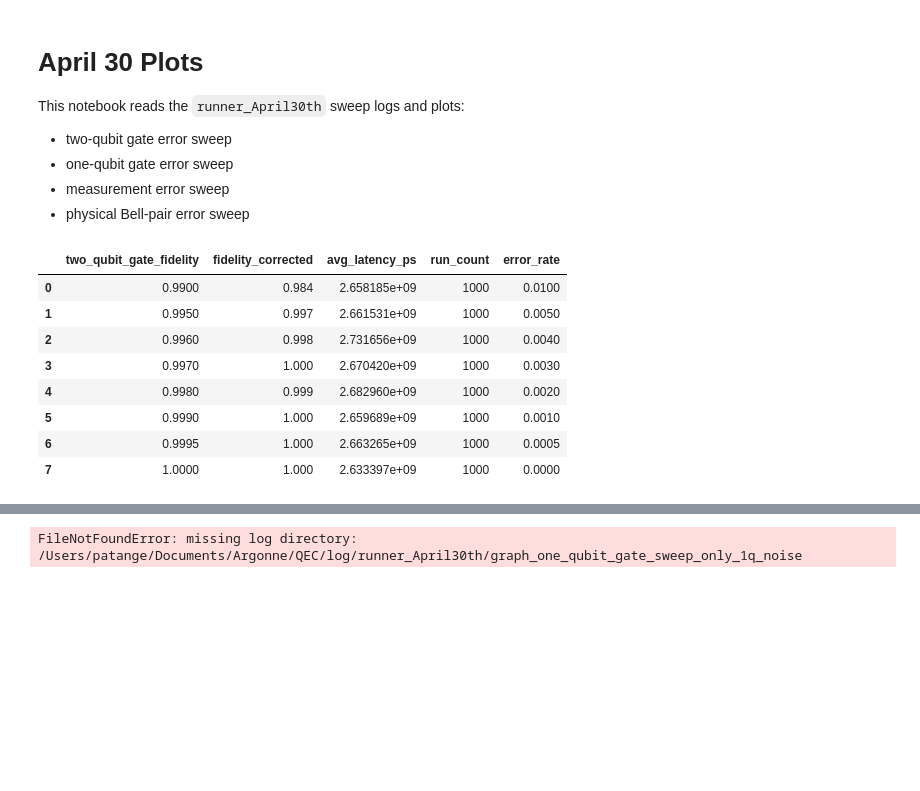
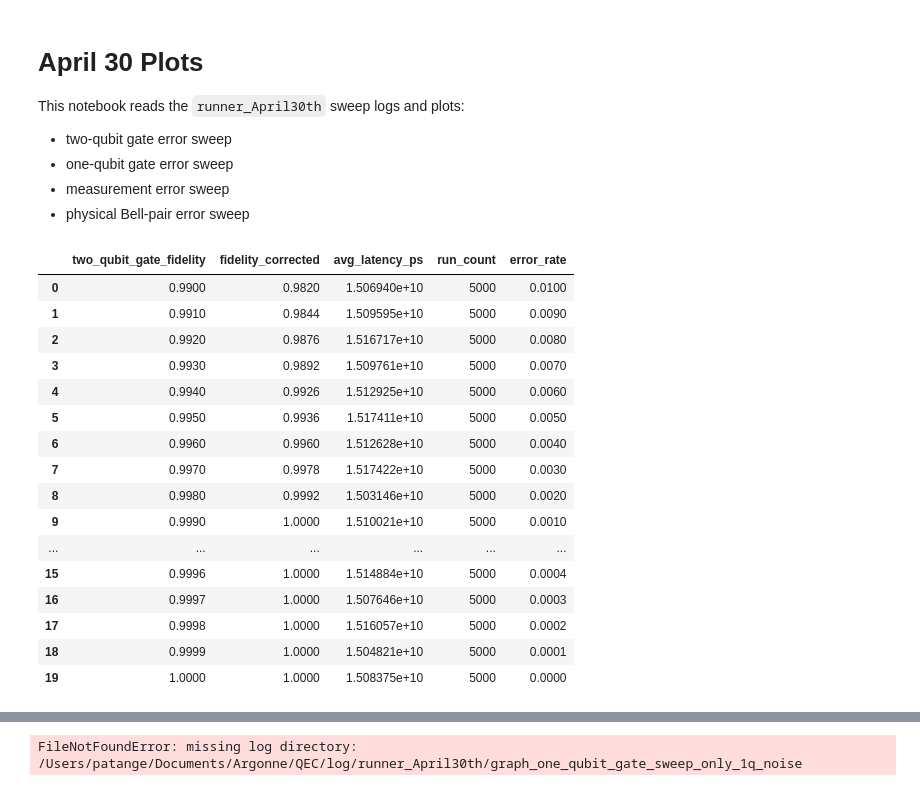
Before and after one commit to SagarPatange/QEC, a Jupyter notebook: April30th.ipynb, the cells around one changed output, grey strips where cells are left out. Drawn from its saved outputs; the diff is of its cells as text; code cells hidden in the pictures; blank space fills up the shorter version.

Commit message:
made line 2 and line 3 plots

```diff
--- a/April30th.ipynb
+++ b/April30th.ipynb
@@ -227,16 +227,26 @@ def save_figure(fig: Figure, file_name: str) -> Path:
 # %%
 LOG_DIR_TWOQ = LOG_ROOT / "graph_two_qubit_gate_sweep_only_2q_noise"
 
 run_df_twoq = load_run_data(LOG_DIR_TWOQ)
-summary_df_twoq = summarize_sweep(run_df_twoq, "two_qubit_gate_fidelity")
-summary_df_twoq
+summary_df_twoq_line2 = summarize_sweep(run_df_twoq.loc[run_df_twoq["nodes"] == 2].copy(), "two_qubit_gate_fidelity")
+summary_df_twoq_line3 = summarize_sweep(run_df_twoq.loc[run_df_twoq["nodes"] == 3].copy(), "two_qubit_gate_fidelity")
+
+summary_df_twoq_line2
 # %% [output]
 |  | two_qubit_gate_fidelity | fidelity_corrected | avg_latency_ps | run_count | error_rate |
-| 0 | 0.9900 | 0.984 | 2.658185e+09 | 1000 | 0.0100 |
-| 1 | 0.9950 | 0.997 | 2.661531e+09 | 1000 | 0.0050 |
-| 2 | 0.9960 | 0.998 | 2.731656e+09 | 1000 | 0.0040 |
-| 3 | 0.9970 | 1.000 | 2.670420e+09 | 1000 | 0.0030 |
-| 4 | 0.9980 | 0.999 | 2.682960e+09 | 1000 | 0.0020 |
-| 5 | 0.9990 | 1.000 | 2.659689e+09 | 1000 | 0.0010 |
-| 6 | 0.9995 | 1.000 | 2.663265e+09 | 1000 | 0.0005 |
-| 7 | 1.0000 | 1.000 | 2.633397e+09 | 1000 | 0.0000 |
+| 0 | 0.9900 | 0.9820 | 1.506940e+10 | 5000 | 0.0100 |
+| 1 | 0.9910 | 0.9844 | 1.509595e+10 | 5000 | 0.0090 |
+| 2 | 0.9920 | 0.9876 | 1.516717e+10 | 5000 | 0.0080 |
+| 3 | 0.9930 | 0.9892 | 1.509761e+10 | 5000 | 0.0070 |
+| 4 | 0.9940 | 0.9926 | 1.512925e+10 | 5000 | 0.0060 |
+| 5 | 0.9950 | 0.9936 | 1.517411e+10 | 5000 | 0.0050 |
+| 6 | 0.9960 | 0.9960 | 1.512628e+10 | 5000 | 0.0040 |
+| 7 | 0.9970 | 0.9978 | 1.517422e+10 | 5000 | 0.0030 |
+| 8 | 0.9980 | 0.9992 | 1.503146e+10 | 5000 | 0.0020 |
+| 9 | 0.9990 | 1.0000 | 1.510021e+10 | 5000 | 0.0010 |
+| ... | ... | ... | ... | ... | ... |
+| 15 | 0.9996 | 1.0000 | 1.514884e+10 | 5000 | 0.0004 |
+| 16 | 0.9997 | 1.0000 | 1.507646e+10 | 5000 | 0.0003 |
+| 17 | 0.9998 | 1.0000 | 1.516057e+10 | 5000 | 0.0002 |
+| 18 | 0.9999 | 1.0000 | 1.504821e+10 | 5000 | 0.0001 |
+| 19 | 1.0000 | 1.0000 | 1.508375e+10 | 5000 | 0.0000 |
```
Also changed, not shown: parts of 4 cells of this notebook, 52 other files.
